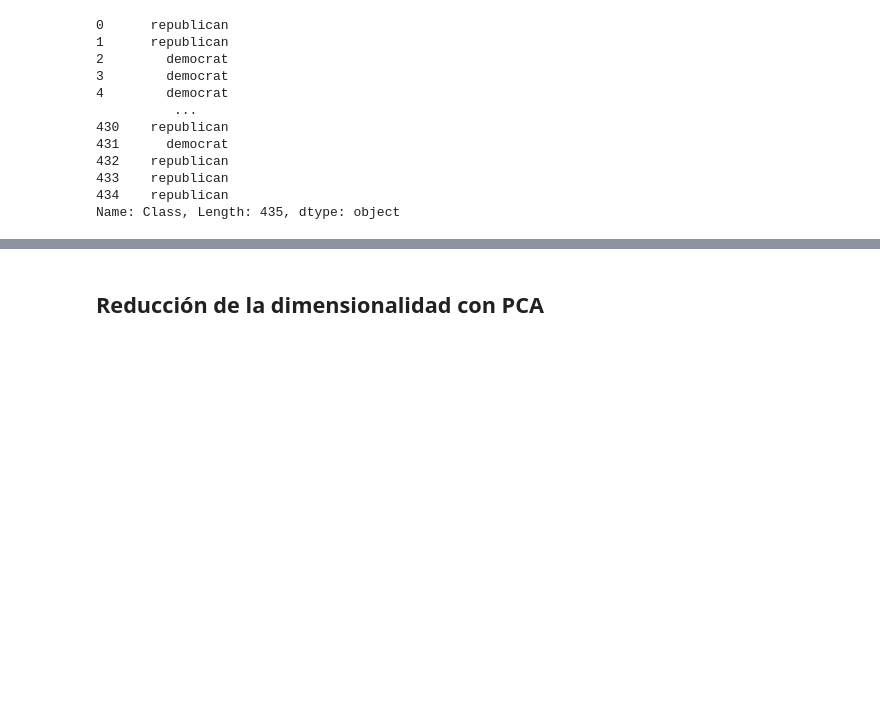
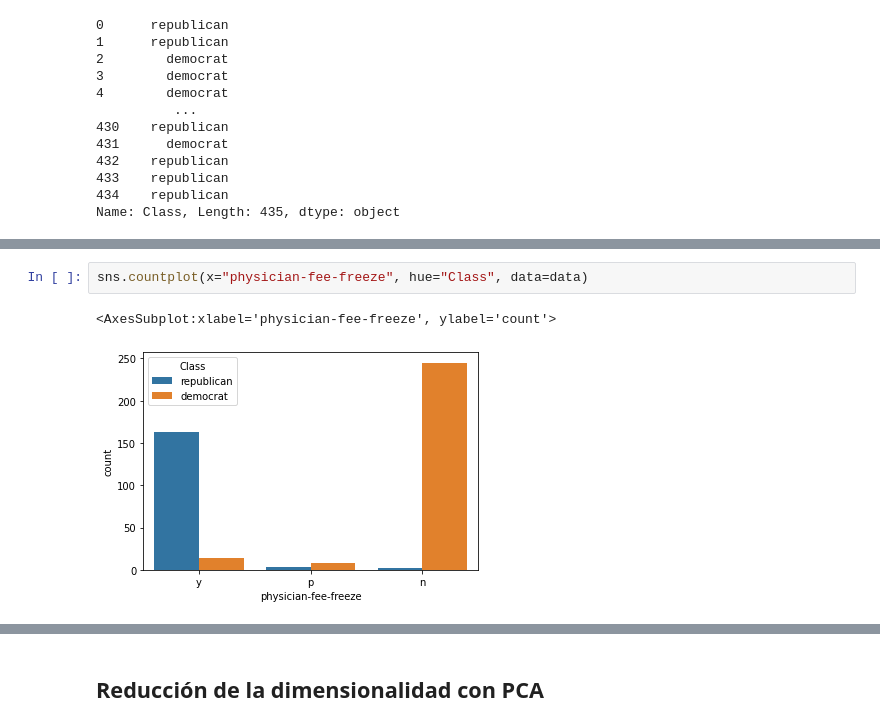
Before and after one commit to danitico/IPCienciaDeDatos, a Jupyter notebook: python/evaluation/evaluation.ipynb, the cells around one changed output, grey strips where cells are left out. Saved outputs shown, nothing was run; the diff lists cells and outputs as text; blank space fills up the shorter version.

```diff
--- a/python/evaluation/evaluation.ipynb
+++ b/python/evaluation/evaluation.ipynb
@@ -128,0 +148,5 @@ Name: Class, Length: 435, dtype: object
+# %%
+sns.countplot(x="physician-fee-freeze", hue="Class", data=data)
+# %% [output]
+<AxesSubplot:xlabel='physician-fee-freeze', ylabel='count'>
+[figure, added]
```
Also changed, not shown: parts of 20 cells of this notebook.
